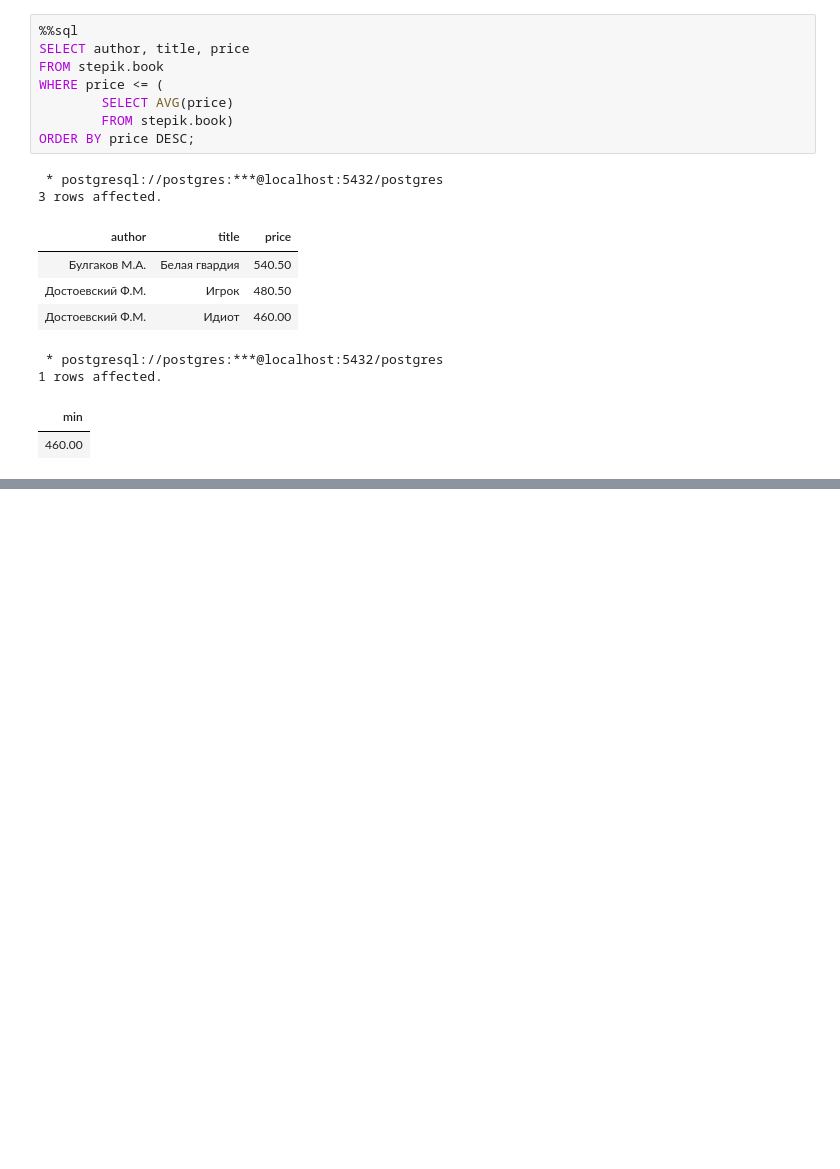
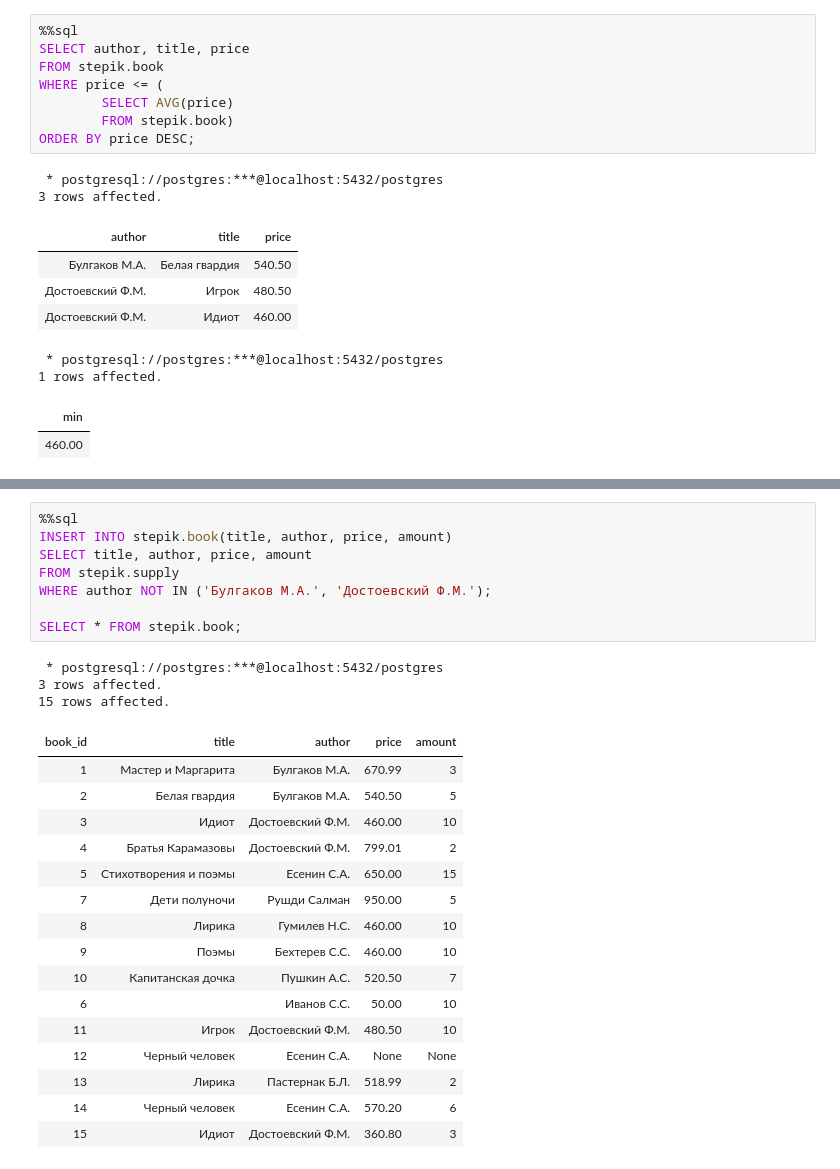
Before and after one commit to letrepas/Interactive-SQL-Simulator, a Jupyter notebook: SQL.ipynb, the cells around one changed output, grey strips where cells are left out. Drawn from its saved outputs; the diff is of its cells as text; blank space fills up the shorter version.

```diff
--- a/SQL.ipynb
+++ b/SQL.ipynb
@@ -643,0 +829,28 @@ ORDER BY price DESC;
+# %%
+%%sql
+INSERT INTO stepik.book(title, author, price, amount)
+SELECT title, author, price, amount
+FROM stepik.supply
+WHERE author NOT IN ('Булгаков М.А.', 'Достоевский Ф.М.');
+
+SELECT * FROM stepik.book;
+# %% [output]
+ * postgresql://postgres:***@localhost:5432/postgres
+3 rows affected.
+15 rows affected.
+| book_id | title | author | price | amount |
+| 1 | Мастер и Маргарита | Булгаков М.А. | 670.99 | 3 |
+| 2 | Белая гвардия | Булгаков М.А. | 540.50 | 5 |
+| 3 | Идиот | Достоевский Ф.М. | 460.00 | 10 |
+| 4 | Братья Карамазовы | Достоевский Ф.М. | 799.01 | 2 |
+| 5 | Стихотворения и поэмы | Есенин С.А. | 650.00 | 15 |
+| 7 | Дети полуночи | Рушди Салман | 950.00 | 5 |
+| 8 | Лирика | Гумилев Н.С. | 460.00 | 10 |
+| 9 | Поэмы | Бехтерев С.С. | 460.00 | 10 |
+| 10 | Капитанская дочка | Пушкин А.С. | 520.50 | 7 |
+| 6 |  | Иванов С.С. | 50.00 | 10 |
+| 11 | Игрок | Достоевский Ф.М. | 480.50 | 10 |
+| 12 | Черный человек | Есенин С.А. | None | None |
+| 13 | Лирика | Пастернак Б.Л. | 518.99 | 2 |
+| 14 | Черный человек | Есенин С.А. | 570.20 | 6 |
+| 15 | Идиот | Достоевский Ф.М. | 360.80 | 3 |
```
Also changed, not shown: parts of 11 cells of this notebook.
